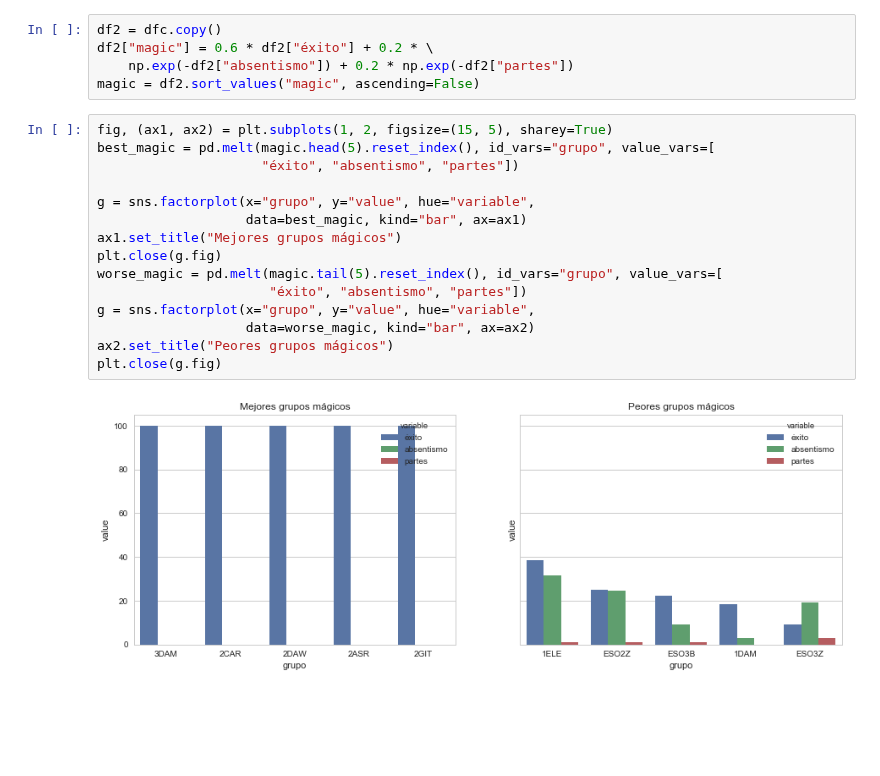
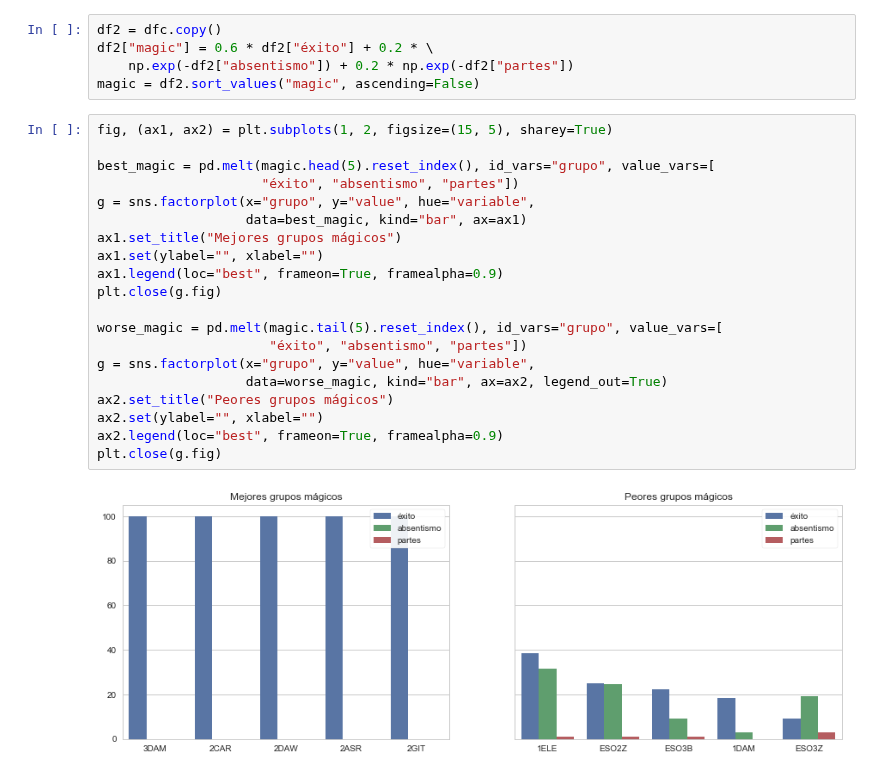
Before and after one commit to iespuertodelacruz/analitica, a Jupyter notebook: C1718/E3.ipynb, the cells around one changed output. Drawn from its saved outputs; the diff is of its cells as text; blank space fills up the shorter version.

Commit message:
Fix legend on charts for magic groups

```diff
--- a/C1718/E3.ipynb
+++ b/C1718/E3.ipynb
@@ -610,18 +610,23 @@ df2["magic"] = 0.6 * df2["éxito"] + 0.2 * \
 magic = df2.sort_values("magic", ascending=False)
 # %%
 fig, (ax1, ax2) = plt.subplots(1, 2, figsize=(15, 5), sharey=True)
+
 best_magic = pd.melt(magic.head(5).reset_index(), id_vars="grupo", value_vars=[
                      "éxito", "absentismo", "partes"])
-
 g = sns.factorplot(x="grupo", y="value", hue="variable",
                    data=best_magic, kind="bar", ax=ax1)
 ax1.set_title("Mejores grupos mágicos")
+ax1.set(ylabel="", xlabel="")
+ax1.legend(loc="best", frameon=True, framealpha=0.9)
 plt.close(g.fig)
+
 worse_magic = pd.melt(magic.tail(5).reset_index(), id_vars="grupo", value_vars=[
                       "éxito", "absentismo", "partes"])
 g = sns.factorplot(x="grupo", y="value", hue="variable",
-                   data=worse_magic, kind="bar", ax=ax2)
+                   data=worse_magic, kind="bar", ax=ax2, legend_out=True)
 ax2.set_title("Peores grupos mágicos")
+ax2.set(ylabel="", xlabel="")
+ax2.legend(loc="best", frameon=True, framealpha=0.9)
 plt.close(g.fig)
 # %% [output]
-[figure, old version]
+[figure, new version]
```
